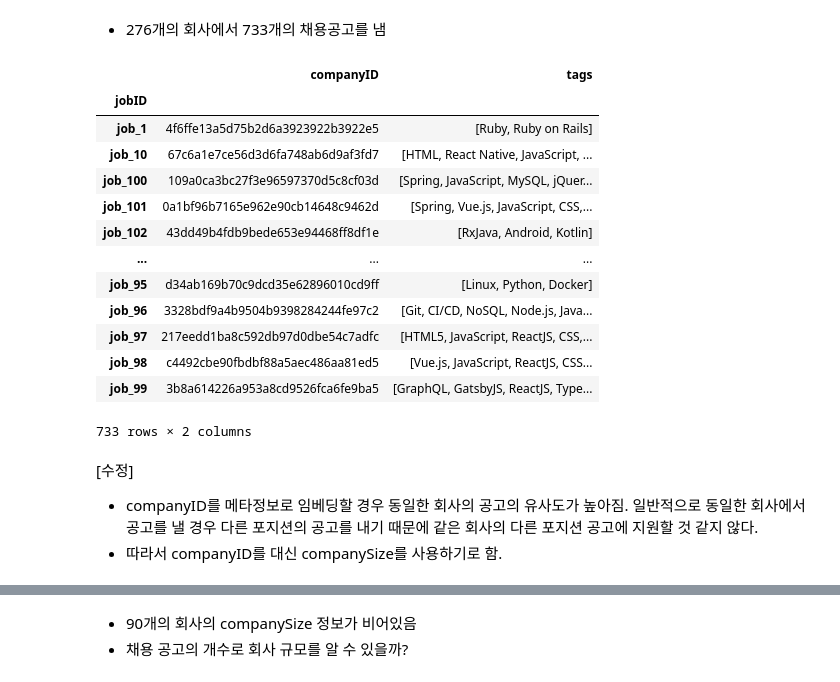
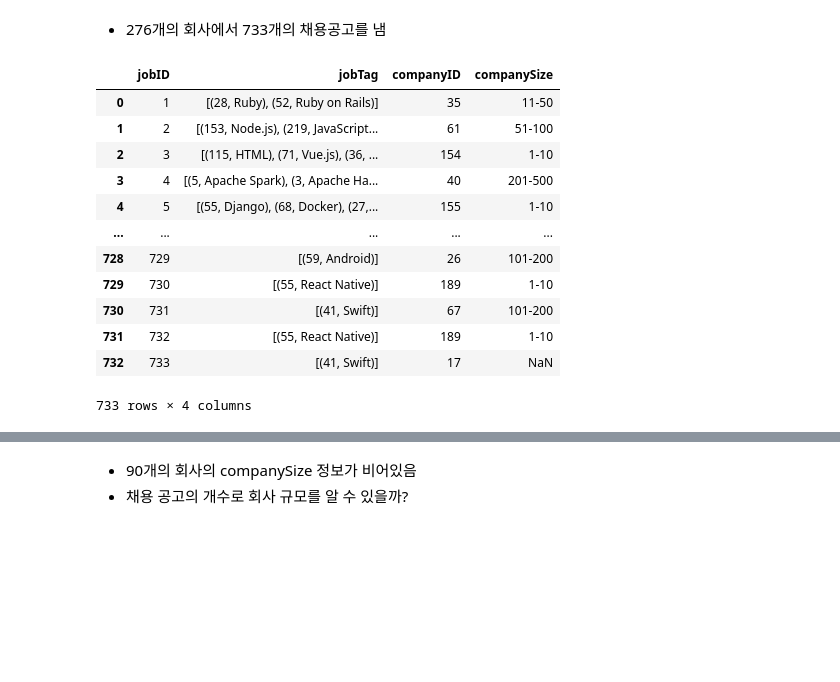
Before and after one commit to joniekwon/EDA_and_ML_DL_Projects, a Jupyter notebook: 채용공고추천/채용공고추천_EDA_&_전처리.ipynb, the cells around one changed output, grey strips where cells are left out. Drawn from its saved outputs; the diff is of its cells as text; code cells hidden in the pictures; blank space fills up the shorter version.

```diff
--- a/채용공고추천/채용공고추천_EDA_&_전처리.ipynb
+++ b/채용공고추천/채용공고추천_EDA_&_전처리.ipynb
@@ -450,0 +375,5 @@ Length: 276, dtype: object
+# %%
+job_tags_count_df = job_tags.groupby(["tagID"])[["tagID"]].count()
+job_tags_count_df = job_tags_count_df.rename(columns={"tagID": "tag_counts"})
+job_tags_count_df = job_tags_count_df.reset_index()
+job_tags_count_df
@@ -450,0 +394,3 @@ Length: 276, dtype: object
+# %%
+job_tags_count_df = pd.merge(job_tags, job_tags_count_df, how="left")
+job_tags_count_df
@@ -450,0 +413,4 @@ Length: 276, dtype: object
+# %%
+job_tags_count_df["tag"] = job_tags_count_df["tagID"] + "," + job_tags_count_df["tag_counts"].astype(str)
+job_tags_count_df["tag"] = job_tags_count_df["tag"].apply(lambda x: (int(x.split(",")[1]), x.split(",")[0]))
+job_tags_count_df
@@ -450,0 +431,4 @@ Length: 276, dtype: object
+# %%
+job_tag_lists = job_tags_count_df.groupby("jobID")[["tag"]].apply(lambda x: x["tag"].tolist()).rename("jobTag").reindex()
+job_tag_lists = pd.DataFrame({"jobTag": job_tag_lists})
+job_tag_lists
@@ -452,25 +569,19 @@ Length: 276, dtype: object
 * 276개의 회사에서 733개의 채용공고를 냄
 # %%
 # 채용 공고와 태그, 회사 정보를 병합
-job_info = pd.merge(company_info_df, job_tag_df, on="jobID")
+job_info = pd.merge(job_tag_lists,job_companies, on="jobID")
 job_info
 # %% [output]
-|  | companyID | tags |
-| jobID |  |  |
-| job_1 | 4f6ffe13a5d75b2d6a3923922b3922e5 | [Ruby, Ruby on Rails] |
-| job_10 | 67c6a1e7ce56d3d6fa748ab6d9af3fd7 | [HTML, React Native, JavaScript, ... |
-| job_100 | 109a0ca3bc27f3e96597370d5c8cf03d | [Spring, JavaScript, MySQL, jQuer... |
-| job_101 | 0a1bf96b7165e962e90cb14648c9462d | [Spring, Vue.js, JavaScript, CSS,... |
-| job_102 | 43dd49b4fdb9bede653e94468ff8df1e | [RxJava, Android, Kotlin] |
-| ... | ... | ... |
-| job_95 | d34ab169b70c9dcd35e62896010cd9ff | [Linux, Python, Docker] |
-| job_96 | 3328bdf9a4b9504b9398284244fe97c2 | [Git, CI/CD, NoSQL, Node.js, Java... |
-| job_97 | 217eedd1ba8c592db97d0dbe54c7adfc | [HTML5, JavaScript, ReactJS, CSS,... |
-| job_98 | c4492cbe90fbdbf88a5aec486aa81ed5 | [Vue.js, JavaScript, ReactJS, CSS... |
-| job_99 | 3b8a614226a953a8cd9526fca6fe9ba5 | [GraphQL, GatsbyJS, ReactJS, Type... |
+|  | jobID | jobTag | companyID | companySize |
+| 0 | 1 | [(28, Ruby), (52, Ruby on Rails)] | 35 | 11-50 |
+| 1 | 2 | [(153, Node.js), (219, JavaScript... | 61 | 51-100 |
+| 2 | 3 | [(115, HTML), (71, Vue.js), (36, ... | 154 | 1-10 |
+| 3 | 4 | [(5, Apache Spark), (3, Apache Ha... | 40 | 201-500 |
+| 4 | 5 | [(55, Django), (68, Docker), (27,... | 155 | 1-10 |
+| ... | ... | ... | ... | ... |
+| 728 | 729 | [(59, Android)] | 26 | 101-200 |
+| 729 | 730 | [(55, React Native)] | 189 | 1-10 |
+| 730 | 731 | [(41, Swift)] | 67 | 101-200 |
+| 731 | 732 | [(55, React Native)] | 189 | 1-10 |
+| 732 | 733 | [(41, Swift)] | 17 | NaN |
-733 rows × 2 columns
+733 rows × 4 columns
-# %% [markdown]
-[수정]
-* companyID를 메타정보로 임베딩할 경우 동일한 회사의 공고의 유사도가 높아짐.
-일반적으로 동일한 회사에서 공고를 낼 경우 다른 포지션의 공고를 내기 때문에 같은 회사의 다른 포지션 공고에 지원할 것 같지 않다.
-* 따라서 companyID를 대신 companySize를 사용하기로 함.
```
Also changed, not shown: parts of 62 cells of this notebook.
